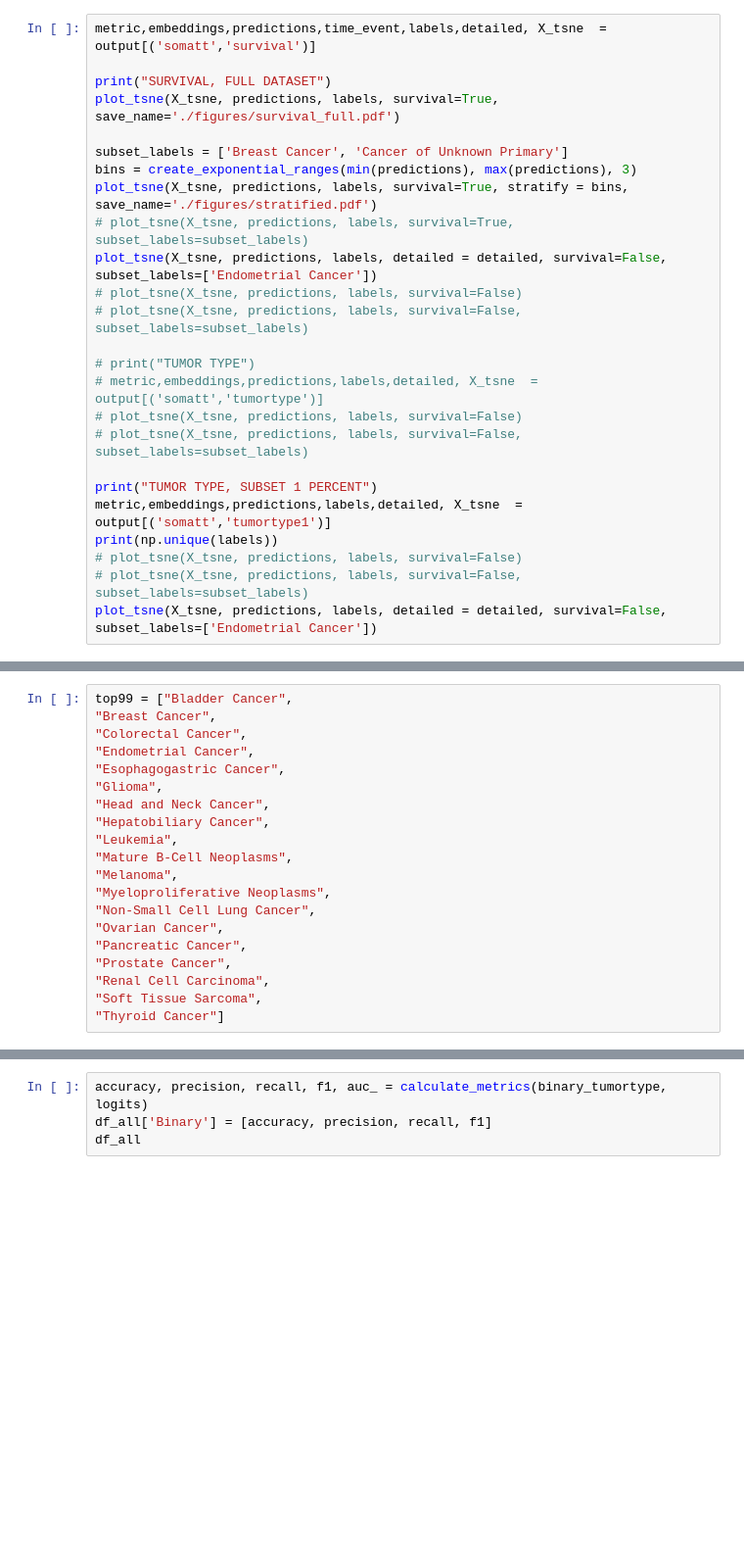
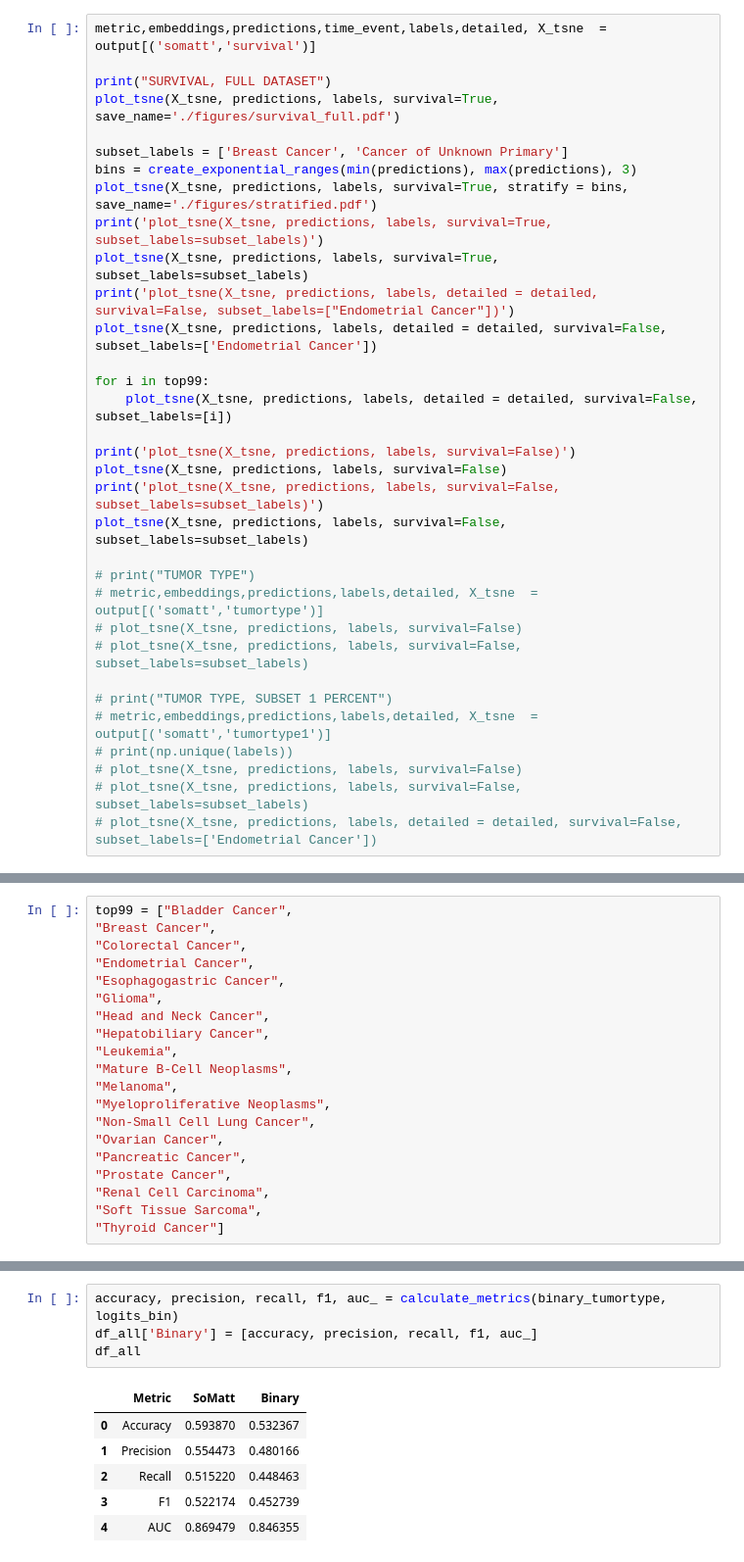
Before and after one commit to david-arredondo/SomaticMutationLLM, a Jupyter notebook: model/results_processing.ipynb, the cells around one changed output, grey strips where cells are left out. Shown at 98% size. Cells and saved outputs as stored; diff of their text form; blank space fills up the shorter version.

```diff
--- a/model/results_processing.ipynb
+++ b/model/results_processing.ipynb
@@ -379,19 +489,27 @@ plot_tsne(X_tsne, predictions, labels, survival=True, save_name='./figures/survi
 subset_labels = ['Breast Cancer', 'Cancer of Unknown Primary']
 bins = create_exponential_ranges(min(predictions), max(predictions), 3)
 plot_tsne(X_tsne, predictions, labels, survival=True, stratify = bins, save_name='./figures/stratified.pdf')
-# plot_tsne(X_tsne, predictions, labels, survival=True, subset_labels=subset_labels)
+print('plot_tsne(X_tsne, predictions, labels, survival=True, subset_labels=subset_labels)')
+plot_tsne(X_tsne, predictions, labels, survival=True, subset_labels=subset_labels)
+print('plot_tsne(X_tsne, predictions, labels, detailed = detailed, survival=False, subset_labels=["Endometrial Cancer"])')
 plot_tsne(X_tsne, predictions, labels, detailed = detailed, survival=False, subset_labels=['Endometrial Cancer'])
-# plot_tsne(X_tsne, predictions, labels, survival=False)
-# plot_tsne(X_tsne, predictions, labels, survival=False, subset_labels=subset_labels)
+
+for i in top99:
+    plot_tsne(X_tsne, predictions, labels, detailed = detailed, survival=False, subset_labels=[i])
+
+print('plot_tsne(X_tsne, predictions, labels, survival=False)')
+plot_tsne(X_tsne, predictions, labels, survival=False)
+print('plot_tsne(X_tsne, predictions, labels, survival=False, subset_labels=subset_labels)')
+plot_tsne(X_tsne, predictions, labels, survival=False, subset_labels=subset_labels)
 
 # print("TUMOR TYPE")
 # metric,embeddings,predictions,labels,detailed, X_tsne  = output[('somatt','tumortype')]
 # plot_tsne(X_tsne, predictions, labels, survival=False)
 # plot_tsne(X_tsne, predictions, labels, survival=False, subset_labels=subset_labels)
 
-print("TUMOR TYPE, SUBSET 1 PERCENT")
-metric,embeddings,predictions,labels,detailed, X_tsne  = output[('somatt','tumortype1')]
-print(np.unique(labels))
+# print("TUMOR TYPE, SUBSET 1 PERCENT")
+# metric,embeddings,predictions,labels,detailed, X_tsne  = output[('somatt','tumortype1')]
+# print(np.unique(labels))
 # plot_tsne(X_tsne, predictions, labels, survival=False)
 # plot_tsne(X_tsne, predictions, labels, survival=False, subset_labels=subset_labels)
-plot_tsne(X_tsne, predictions, labels, detailed = detailed, survival=False, subset_labels=['Endometrial Cancer'])
+# plot_tsne(X_tsne, predictions, labels, detailed = detailed, survival=False, subset_labels=['Endometrial Cancer'])
@@ -571,7 +764,14 @@ df_all = pd.DataFrame({'Metric': ['Accuracy', 'Precision', 'Recall', 'F1'], 'SoM
 # %%
-accuracy, precision, recall, f1, auc_ = calculate_metrics(binary_tumortype, logits)
-df_all['Binary'] = [accuracy, precision, recall, f1]
+accuracy, precision, recall, f1, auc_ = calculate_metrics(binary_tumortype, logits_bin)
+df_all['Binary'] = [accuracy, precision, recall, f1, auc_]
 df_all
+# %% [output]
+|  | Metric | SoMatt | Binary |
+| 0 | Accuracy | 0.593870 | 0.532367 |
+| 1 | Precision | 0.554473 | 0.480166 |
+| 2 | Recall | 0.515220 | 0.448463 |
+| 3 | F1 | 0.522174 | 0.452739 |
+| 4 | AUC | 0.869479 | 0.846355 |
 # %%
 df_all
 plt.figure(figsize=(4, 4))
```
Also changed, not shown: parts of 26 cells of this notebook, 4 other files.
